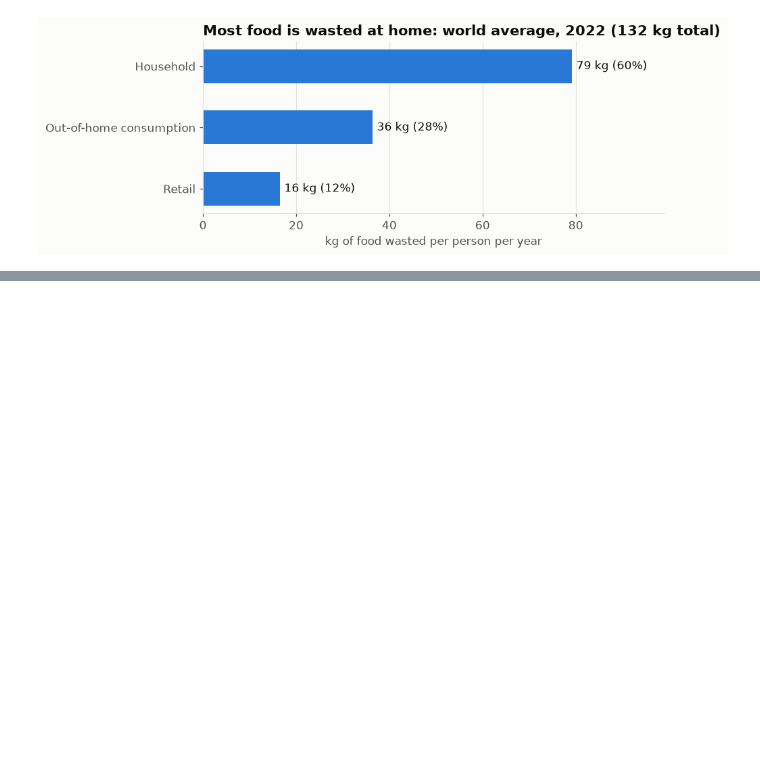
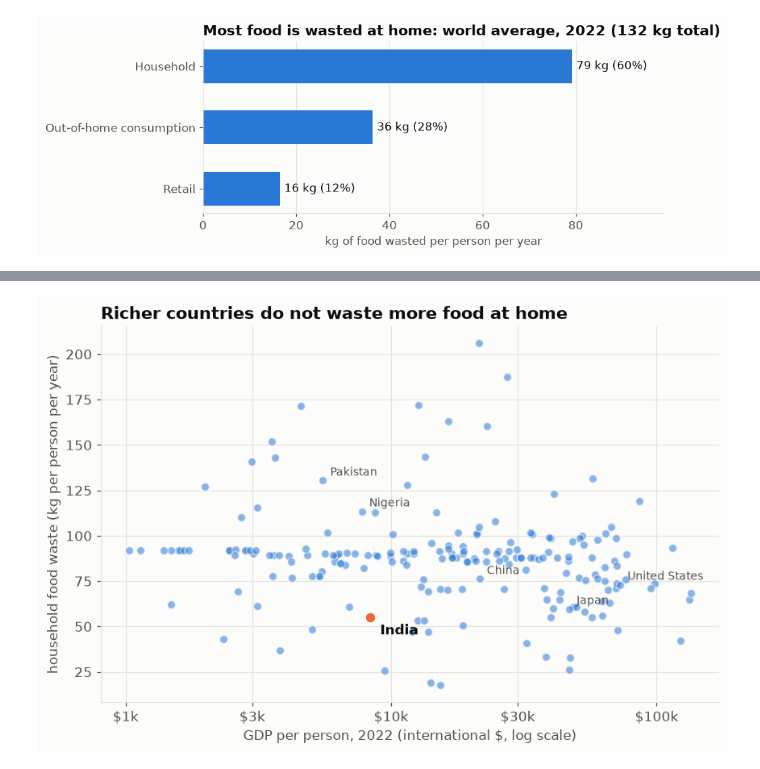
Before and after one commit to Jontyloh/food-waste-analysis, a Jupyter notebook: food_waste_analysis.ipynb, the cells around one changed output, grey strips where cells are left out. Cells and saved outputs as stored; diff of their text form; code cells hidden in the pictures; blank space fills up the shorter version.

```diff
--- a/food_waste_analysis.ipynb
+++ b/food_waste_analysis.ipynb
@@ -173,0 +246,7 @@ and messes are the second-largest source, which is the part *Mess Saver* targets
+# %%
+gdp = pd.read_csv("data/gdp-per-capita-worldbank.csv")
+gdp22 = gdp.loc[gdp["Year"] == 2022, ["Code", "GDP per capita"]]
+
+merged = countries.merge(gdp22, on="Code", how="inner")
+print(len(merged), "countries have both waste and GDP data")
+print("Missing GDP (left out):", len(countries) - len(merged), "countries, e.g. small territories, Cuba, Venezuela")
@@ -173,0 +266,5 @@ and messes are the second-largest source, which is the part *Mess Saver* targets
+# %%
+# Split countries into four equal groups by income and compare the typical (median) country
+merged["Income group"] = pd.qcut(merged["GDP per capita"], 4,
+                                 labels=["Poorest 25%", "Lower-middle 25%", "Upper-middle 25%", "Richest 25%"])
+merged.groupby("Income group", observed=True)[SECTORS + ["Total"]].median().round(0)
@@ -173,0 +278,25 @@ and messes are the second-largest source, which is the part *Mess Saver* targets
+# %%
+fig, ax = plt.subplots(figsize=(9, 5.5))
+others = merged[merged["Entity"] != "India"]
+india = merged[merged["Entity"] == "India"].iloc[0]
+ax.scatter(others["GDP per capita"], others["Household"], s=42, color=BLUE, alpha=0.55,
+           edgecolor="#fcfcfb", linewidth=1)
+ax.scatter(india["GDP per capita"], india["Household"], s=90, color=ORANGE,
+           edgecolor="#fcfcfb", linewidth=2, zorder=3)
+ax.annotate("India", (india["GDP per capita"], india["Household"]), xytext=(8, -14),
+            textcoords="offset points", fontweight="bold")
+for name in ["United States", "Japan", "Nigeria", "Pakistan", "China"]:
+    r = merged[merged["Entity"] == name].iloc[0]
+    ax.annotate(name, (r["GDP per capita"], r["Household"]), xytext=(6, 4),
+                textcoords="offset points", color=INK_SOFT, fontsize=9)
+ax.set_xscale("log")
+ax.set_xticks([1_000, 3_000, 10_000, 30_000, 100_000],
+              ["$1k", "$3k", "$10k", "$30k", "$100k"])
+ax.minorticks_off()
+ax.set_xlabel("GDP per person, 2022 (international $, log scale)")
+ax.set_ylabel("household food waste (kg per person per year)")
+ax.set_title("Richer countries do not waste more food at home")
+fig.savefig(CHARTS / "03_household_waste_vs_gdp.png")
+plt.show()
+# %% [output]
+[figure, added]
```
Also changed, not shown: parts of 16 cells of this notebook, 2 other files.
